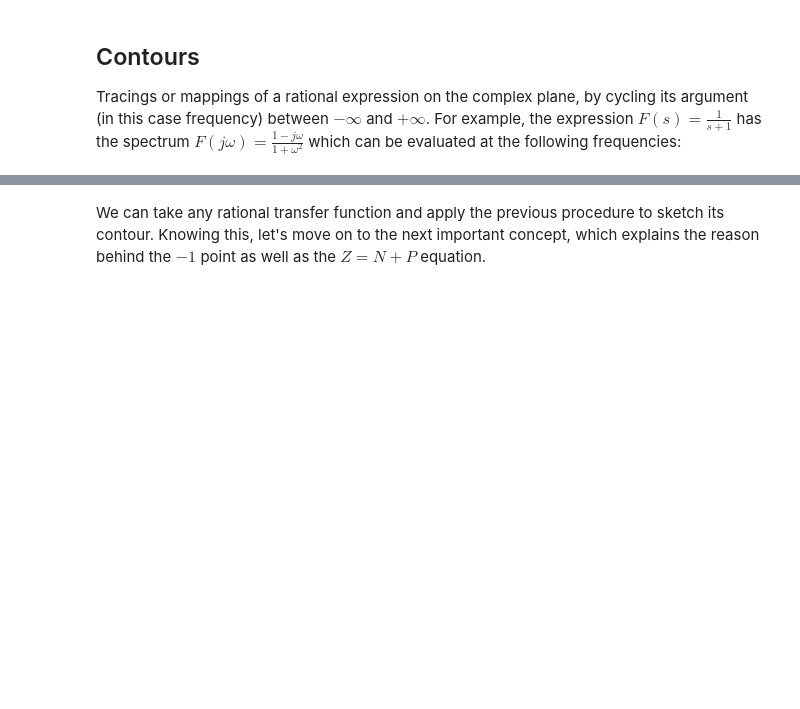
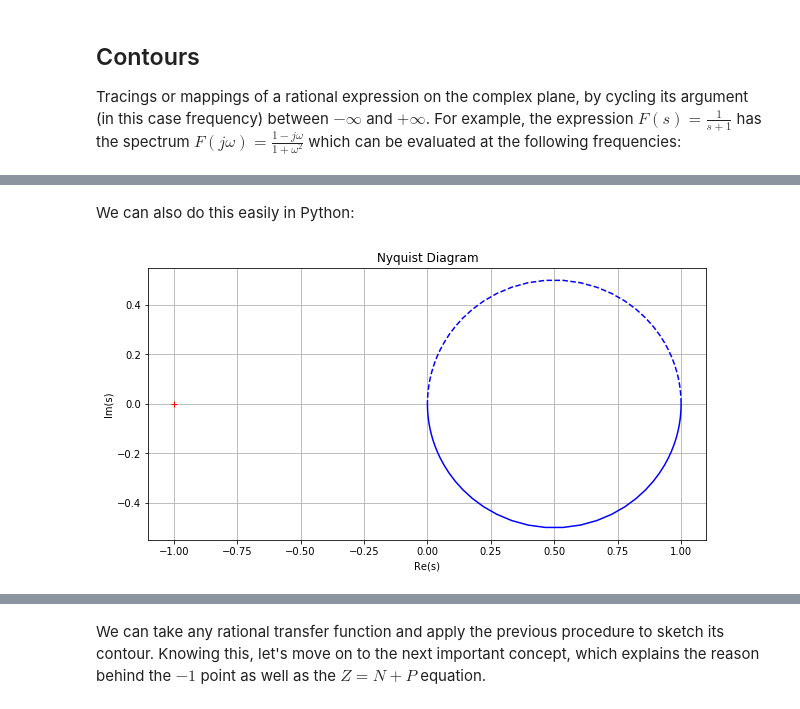
Before and after one commit to OpenChemE/CHBE356, a Jupyter notebook: Notebooks/4. Stability Analysis/Nyquist Stability.ipynb, the cells around one changed output, grey strips where cells are left out. Cells and saved outputs as stored; diff of their text form; code cells hidden in the pictures; blank space fills up the shorter version.

```diff
--- a/Notebooks/4. Stability Analysis/Nyquist Stability.ipynb
+++ b/Notebooks/4. Stability Analysis/Nyquist Stability.ipynb
@@ -51,0 +56,16 @@ Knowing these points, the contour of F can be traced, and software such as MATLA
+# %% [markdown]
+We can also do this easily in Python:
+# %%
+# Set up the plot parameters
+plt.figure(figsize=(10,5))
+plt.grid(True)
+plt.title('Nyquist Diagram')
+plt.xlabel('Re(s)')
+plt.ylabel('Im(s)')
+
+# Nyquist plot
+sys = control.tf(1,[1,1])
+omega = np.logspace(-3,3,100)
+real_arr, imag_arr, freq_arr = control.nyquist_plot(sys,omega)
+# %% [output]
+[figure, added]
```
Also changed, not shown: parts of 7 cells of this notebook, 1 other file.
